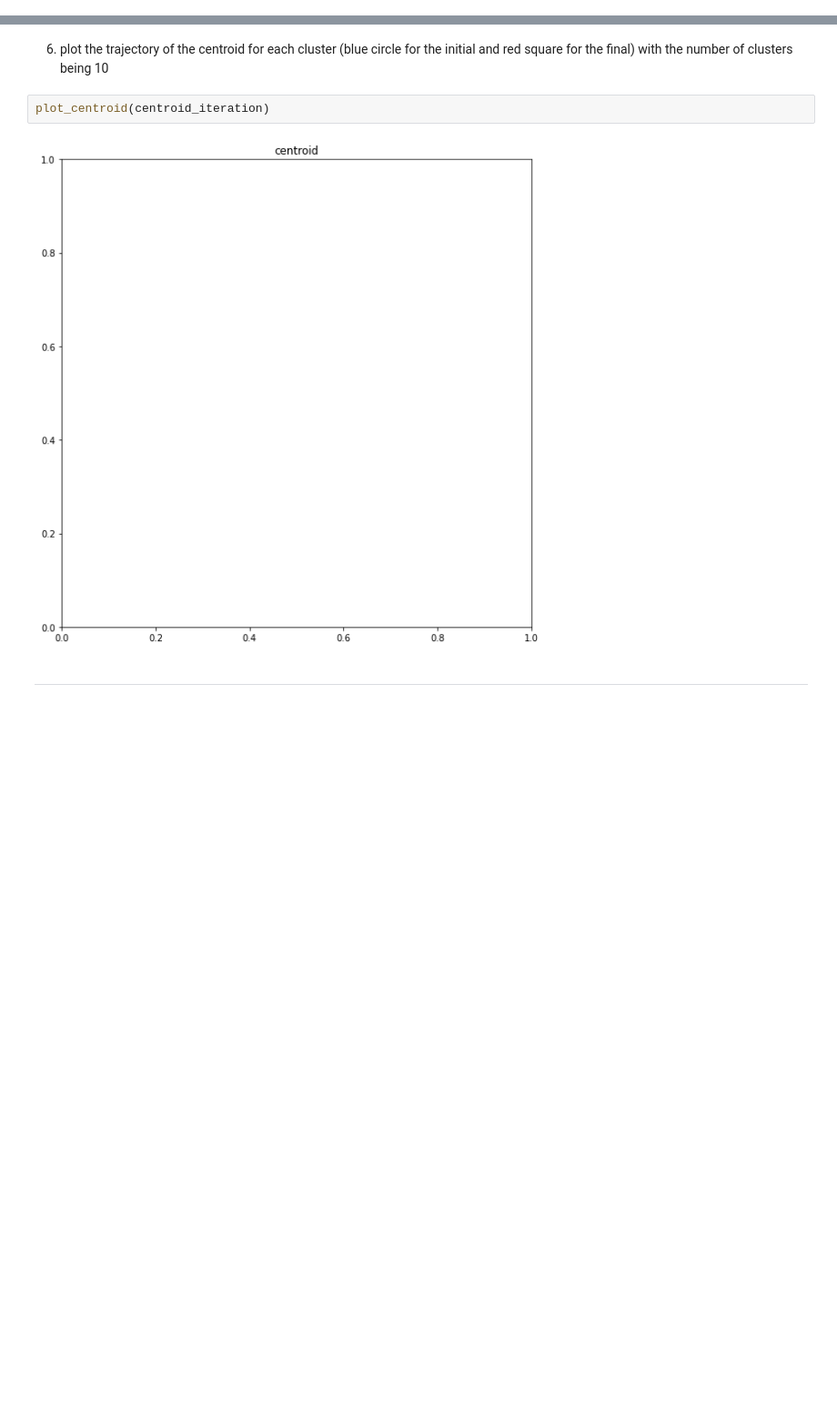
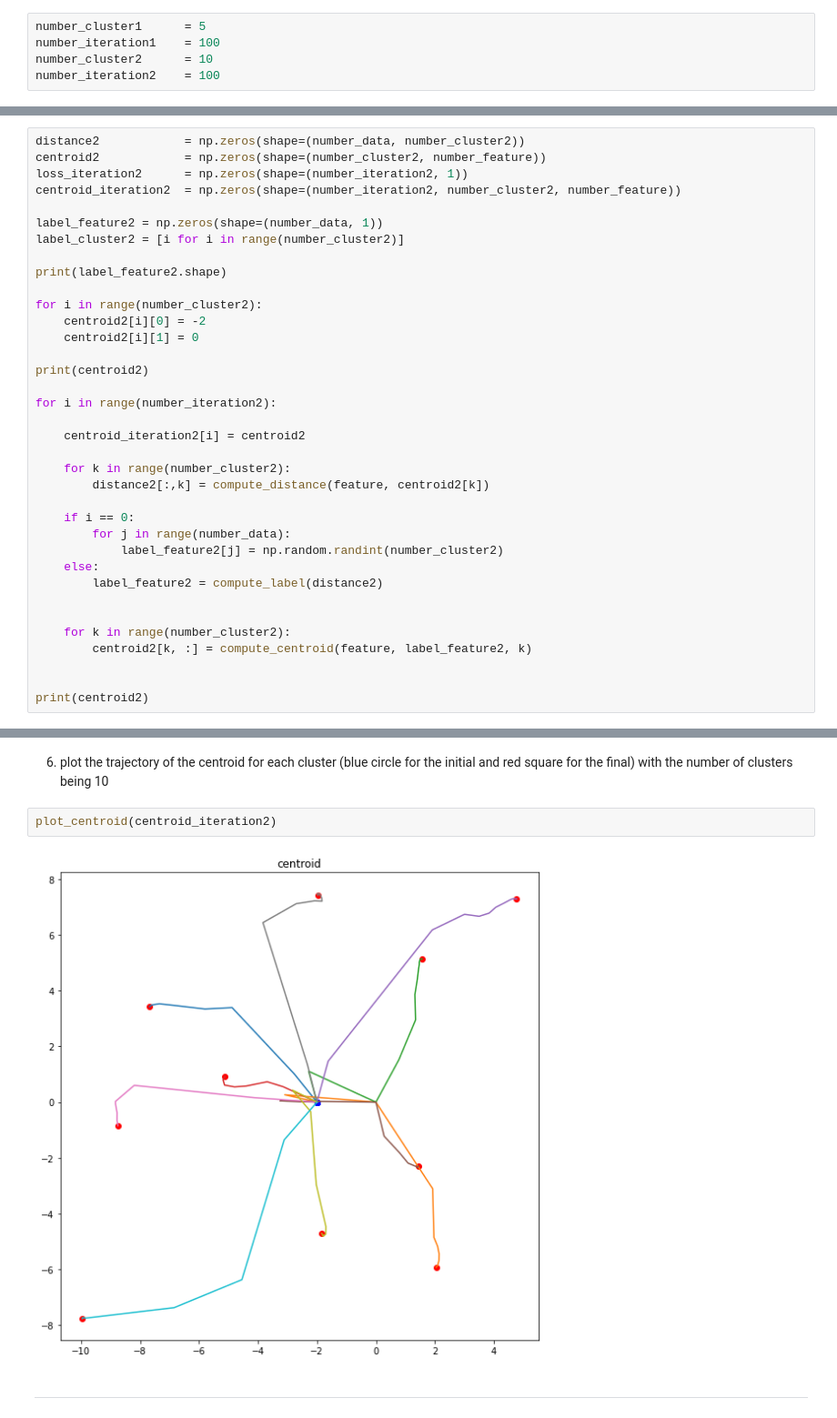
Before and after one commit to DancingGamza/Machine_learning, a Jupyter notebook: assignment_11.ipynb, the cells around one changed output, grey strips where cells are left out. Shown: that part at 91% size. Drawn from its saved outputs; the diff is of its cells as text; blank space fills up the shorter version.

Commit message:
일단 plot_centroid는 완성

```diff
--- a/assignment_11.ipynb
+++ b/assignment_11.ipynb
@@ -116 +113,6 @@ number_iteration    = 1000
+# %%
+number_cluster1      = 5
+number_iteration1    = 100
+number_cluster2      = 10
+number_iteration2    = 100
 # %%
@@ -163,0 +166,36 @@ print(centroid)
+# %%
+distance2            = np.zeros(shape=(number_data, number_cluster2))
+centroid2            = np.zeros(shape=(number_cluster2, number_feature))
+loss_iteration2      = np.zeros(shape=(number_iteration2, 1))
+centroid_iteration2  = np.zeros(shape=(number_iteration2, number_cluster2, number_feature))
+
+label_feature2 = np.zeros(shape=(number_data, 1))
+label_cluster2 = [i for i in range(number_cluster2)]
+
+print(label_feature2.shape)
+
+for i in range(number_cluster2):
+    centroid2[i][0] = -2
+    centroid2[i][1] = 0
+
+print(centroid2)
+
+for i in range(number_iteration2):
+
+    centroid_iteration2[i] = centroid2
+
+    for k in range(number_cluster2):
+        distance2[:,k] = compute_distance(feature, centroid2[k])
+
+    if i == 0:
+        for j in range(number_data):
+            label_feature2[j] = np.random.randint(number_cluster2)
+    else:
+        label_feature2 = compute_label(distance2)
+
+
+    for k in range(number_cluster2):
+        centroid2[k, :] = compute_centroid(feature, label_feature2, k)
+
+
+print(centroid2)
@@ -264,9 +320,9 @@ plot_loss_curve(loss_iteration)
 # %% [markdown]
 6. plot the trajectory of the centroid for each cluster (blue circle for the initial and red square for the final) with the number of clusters being 10
 # %%
-plot_centroid(centroid_iteration)
+plot_centroid(centroid_iteration2)
 # %% [output]
-[figure, old version]
+[figure, new version]
 # %% [markdown]
 ***
 # %% [markdown]
```
Also changed, not shown: parts of 7 cells of this notebook.
